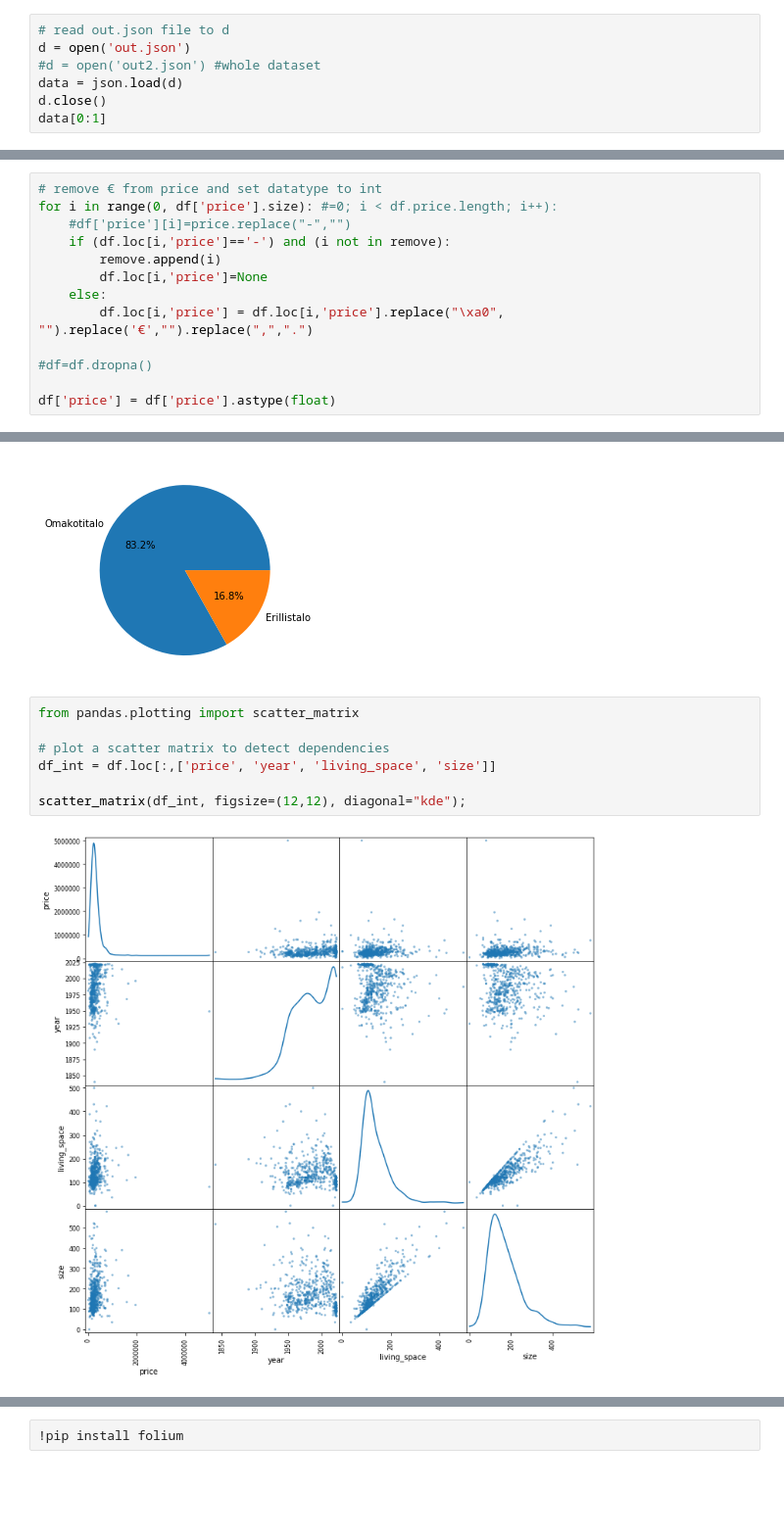
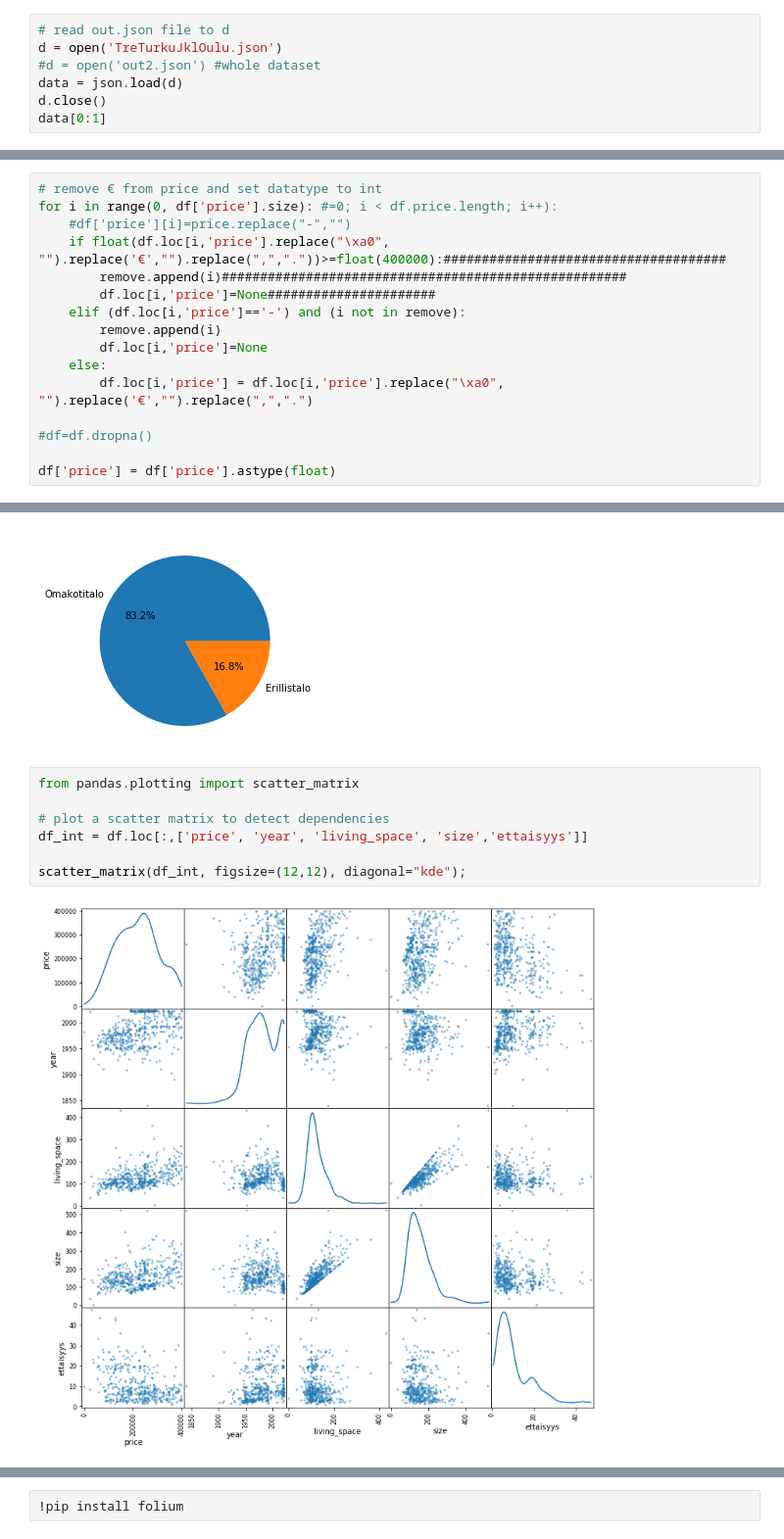
Before and after one commit to sarapaivi/joda, a Jupyter notebook: joda_ht.ipynb, the cells around one changed output, grey strips where cells are left out. Shown at 98% size. Drawn from its saved outputs; the diff is of its cells as text; blank space fills up the shorter version.

```diff
--- a/joda_ht.ipynb
+++ b/joda_ht.ipynb
@@ -107,7 +107,7 @@ class EtuoviScraperSpider(scrapy.Spider):
 import json
 # %%
 # read out.json file to d
-d = open('out.json')
+d = open('TreTurkuJklOulu.json')
 #d = open('out2.json') #whole dataset
 data = json.load(d)
 d.close()
@@ -161,7 +181,10 @@ df.living_space = df.living_space.astype(float)
 # remove € from price and set datatype to int
 for i in range(0, df['price'].size): #=0; i < df.price.length; i++):
     #df['price'][i]=price.replace("-","")
-    if (df.loc[i,'price']=='-') and (i not in remove):
+    if float(df.loc[i,'price'].replace("\xa0", "").replace('€',"").replace(",","."))>=float(400000):#####################################
+        remove.append(i)#####################################################
+        df.loc[i,'price']=None######################
+    elif (df.loc[i,'price']=='-') and (i not in remove):
         remove.append(i)
         df.loc[i,'price']=None
     else:
@@ -299,9 +322,9 @@ plt.show()
 # %%
 from pandas.plotting import scatter_matrix
 
 # plot a scatter matrix to detect dependencies
-df_int = df.loc[:,['price', 'year', 'living_space', 'size']]
+df_int = df.loc[:,['price', 'year', 'living_space', 'size','ettaisyys']]
 
 scatter_matrix(df_int, figsize=(12,12), diagonal="kde");
 # %% [output]
-[figure, old version]
+[figure, new version]
```
Also changed, not shown: parts of 25 cells of this notebook.
